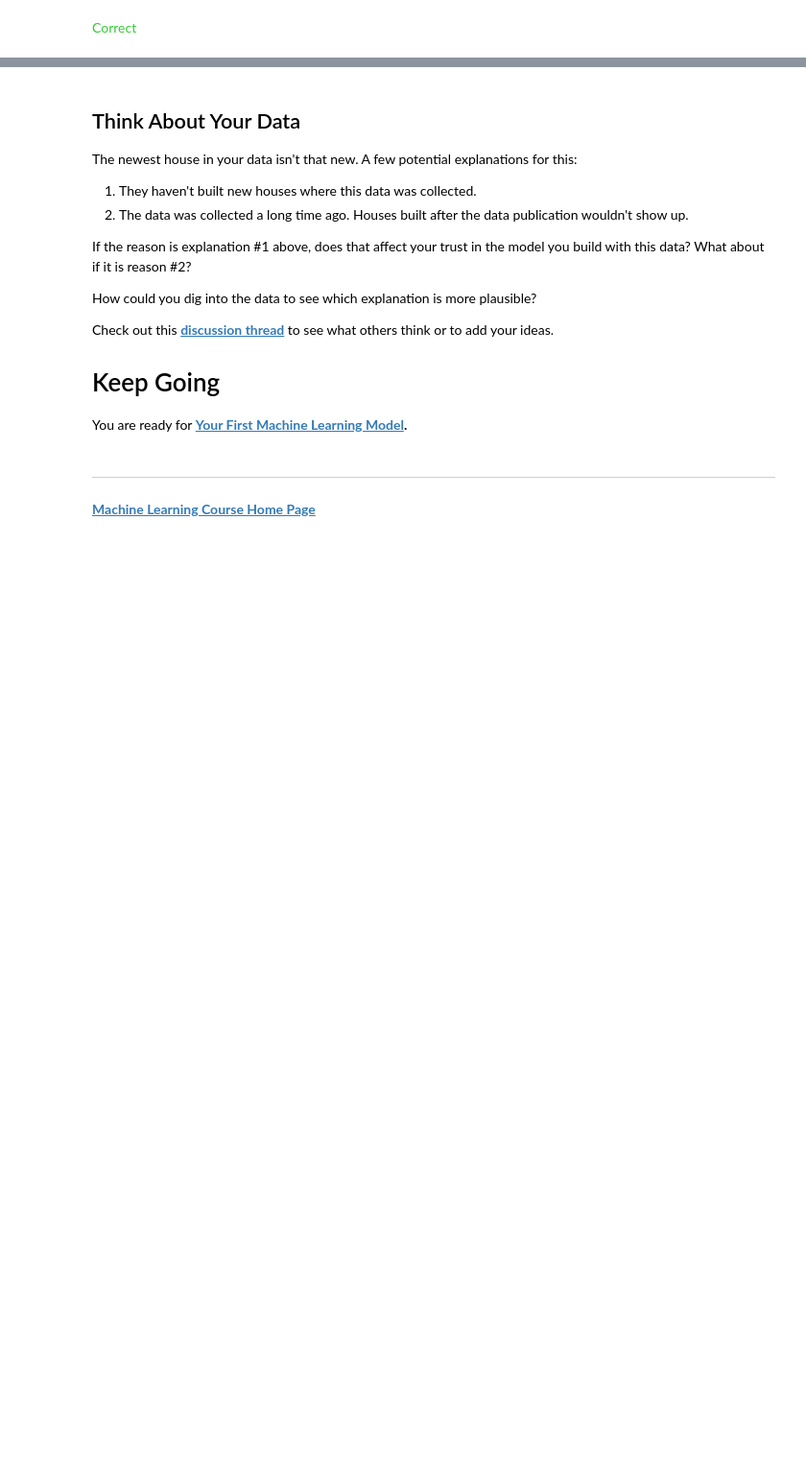
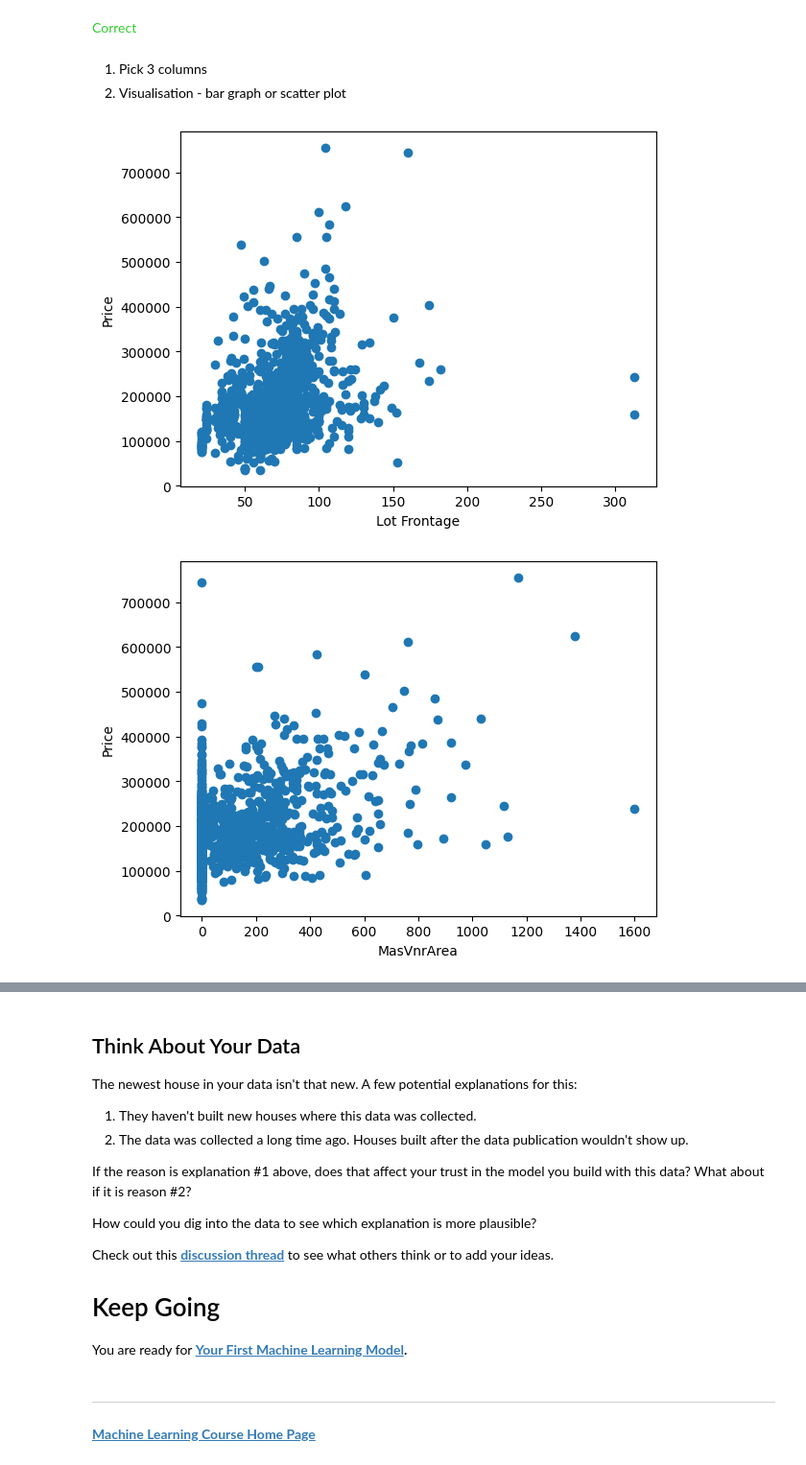
Before and after one commit to Saxon-account/vhs-intro-ai, a Jupyter notebook: exercise-explore-your-data.ipynb, the cells around one changed output, grey strips where cells are left out. Shown at 96% size. Cells and saved outputs as stored; diff of their text form; code cells hidden in the pictures; blank space fills up the shorter version.

Commit message:
Kaggle Notebook | Exercise: Explore Your Data | Version 3

```diff
--- a/exercise-explore-your-data.ipynb
+++ b/exercise-explore-your-data.ipynb
@@ -75,3 +75,36 @@ step_2.check()
 # %%
 #step_2.hint()
 #step_2.solution()
+# %% [markdown]
+1. Pick 3 columns
+2. Visualisation - bar graph or scatter plot
+# %%
+import matplotlib.pyplot as plt
+#print(home_data.columns)
+plt.scatter(home_data.LotFrontage, home_data.SalePrice)
+plt.xlabel('Lot Frontage')
+plt.ylabel('Price')
+plt.show()
+# #home_data.MasVnrArea
+plt.scatter(home_data.MasVnrArea, home_data.SalePrice)
+plt.xlabel('MasVnrArea')
+plt.ylabel('Price')
+plt.show()
+#home_data.OverallQual
+plt.bar(home_data.OverallQual, home_data.SalePrice)
+plt.xlabel('Overall Quality')
+plt.ylabel('Price')
+plt.show()
+#home_data.LotShape
+plt.bar(home_data.LotShape, home_data.SalePrice)
+plt.xlabel('Lot Shape')
+plt.ylabel('Price')
+plt.show()
+#home_data.PoolArea
+plt.scatter(home_data.PoolArea, home_data.SalePrice)
+plt.xlabel('Pool Area')
+plt.ylabel('Price')
+plt.show()
+# %% [output]
+[figure, added]
+[figure, added]
```
Also changed, not shown: parts of 2 cells of this notebook.
